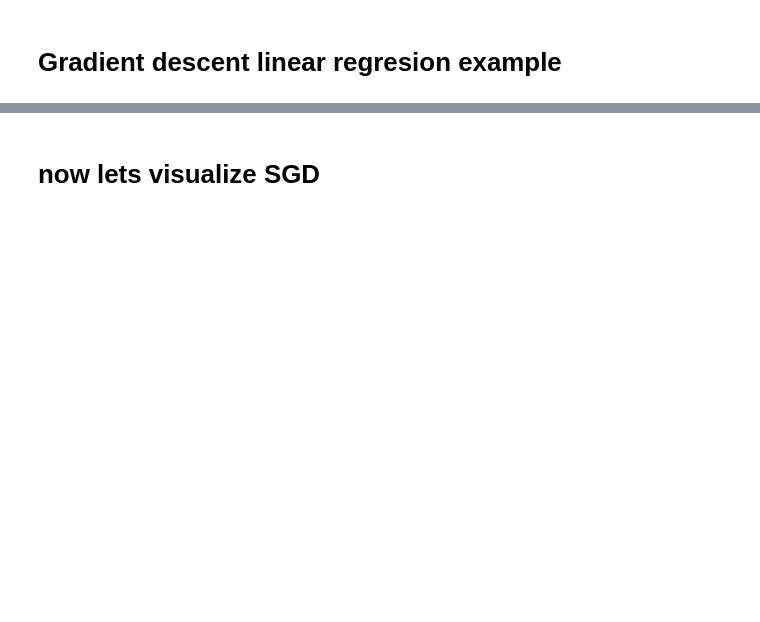
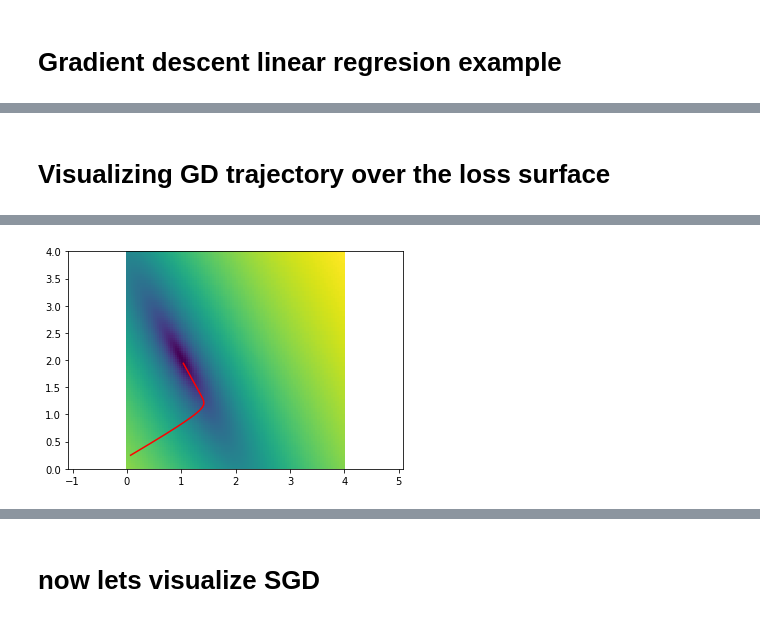
Before and after one commit to WestCoastML/pytorch_tutorial, a Jupyter notebook: pytorch_tutorial1.ipynb, the cells around one changed output, grey strips where cells are left out. Drawn from its saved outputs; the diff is of its cells as text; code cells hidden in the pictures; blank space fills up the shorter version.

```diff
--- a/pytorch_tutorial1.ipynb
+++ b/pytorch_tutorial1.ipynb
@@ -257,0 +277,19 @@ HTML(animation.ArtistAnimation(fig, artists,interval=50, blit=True,repeat_delay=
+# %% [markdown]
+# Visualizing GD trajectory over the loss surface
+# %%
+#%debug
+rng=torch.linspace(0,1,10)
+artists=[]
+fig, ax = plt.subplots()
+ax.set_aspect('equal', 'datalim')
+trajectory=[]
+background=plt.pcolor(arng,brng,loss2d)
+
+def trajectory_hook(model,x_tensor,y_tensor):
+  trajectory.append((model.a.item(),model.b.item()))
+  l1,=plt.plot(*zip(*trajectory) ,c='r')
+  artists.append([l1,background])
+
+gd(model,x_train_tensor,y_train_tensor,hook=trajectory_hook,n_epochs=200)
+HTML(animation.ArtistAnimation(fig, artists,interval=50, blit=True,repeat_delay=1000).to_html5_video())
+# %% [output]
@@ -257,0 +297 @@ HTML(animation.ArtistAnimation(fig, artists,interval=50, blit=True,repeat_delay=
+[figure, added]
```
Also changed, not shown: parts of 45 cells of this notebook.
